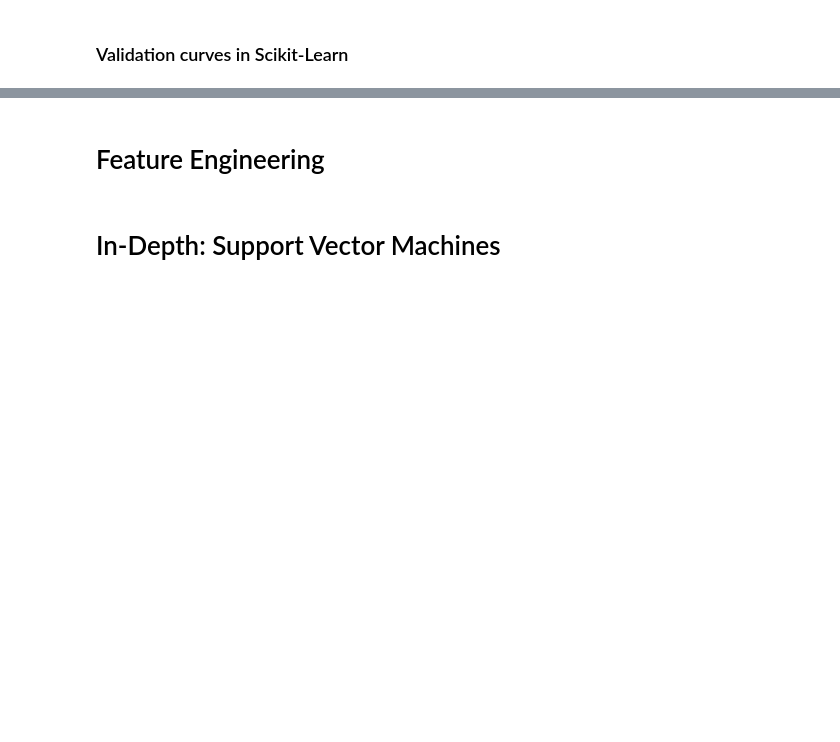
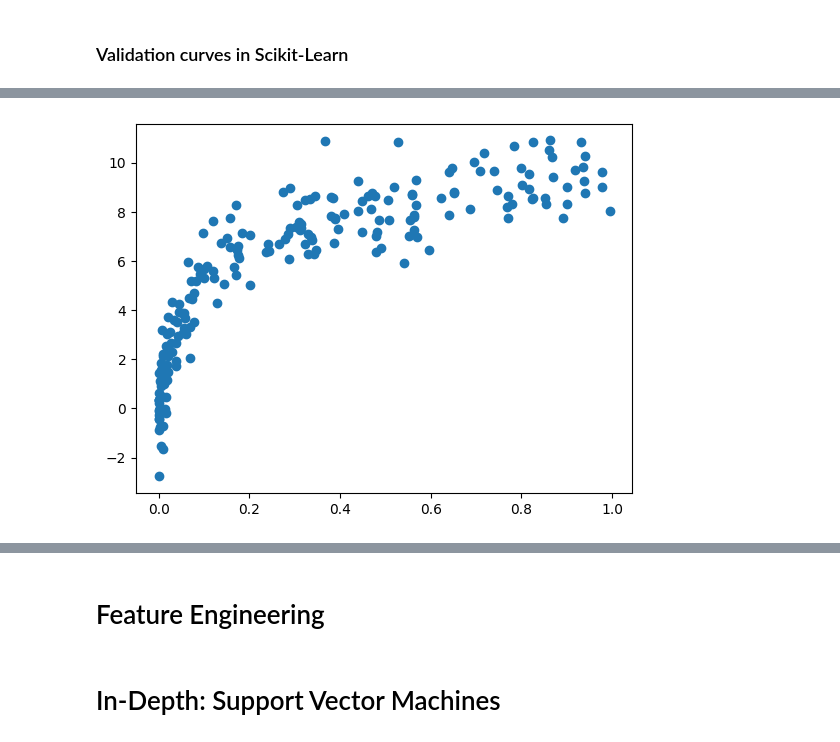
Before and after one commit to ZacharyCone7/SSE591_Week5, a Jupyter notebook: Week 5 examples.ipynb, the cells around one changed output, grey strips where cells are left out. Drawn from its saved outputs; the diff is of its cells as text; code cells hidden in the pictures; blank space fills up the shorter version.

```diff
--- a/Week 5 examples.ipynb
+++ b/Week 5 examples.ipynb
@@ -392,0 +347,5 @@ plt.legend(loc='best');
+# %%
+X2, y2 = make_data(200)
+plt.scatter(X2.ravel(), y2);
+# %% [output]
+[figure, added]
```
Also changed, not shown: parts of 45 cells of this notebook, 1 other file.
